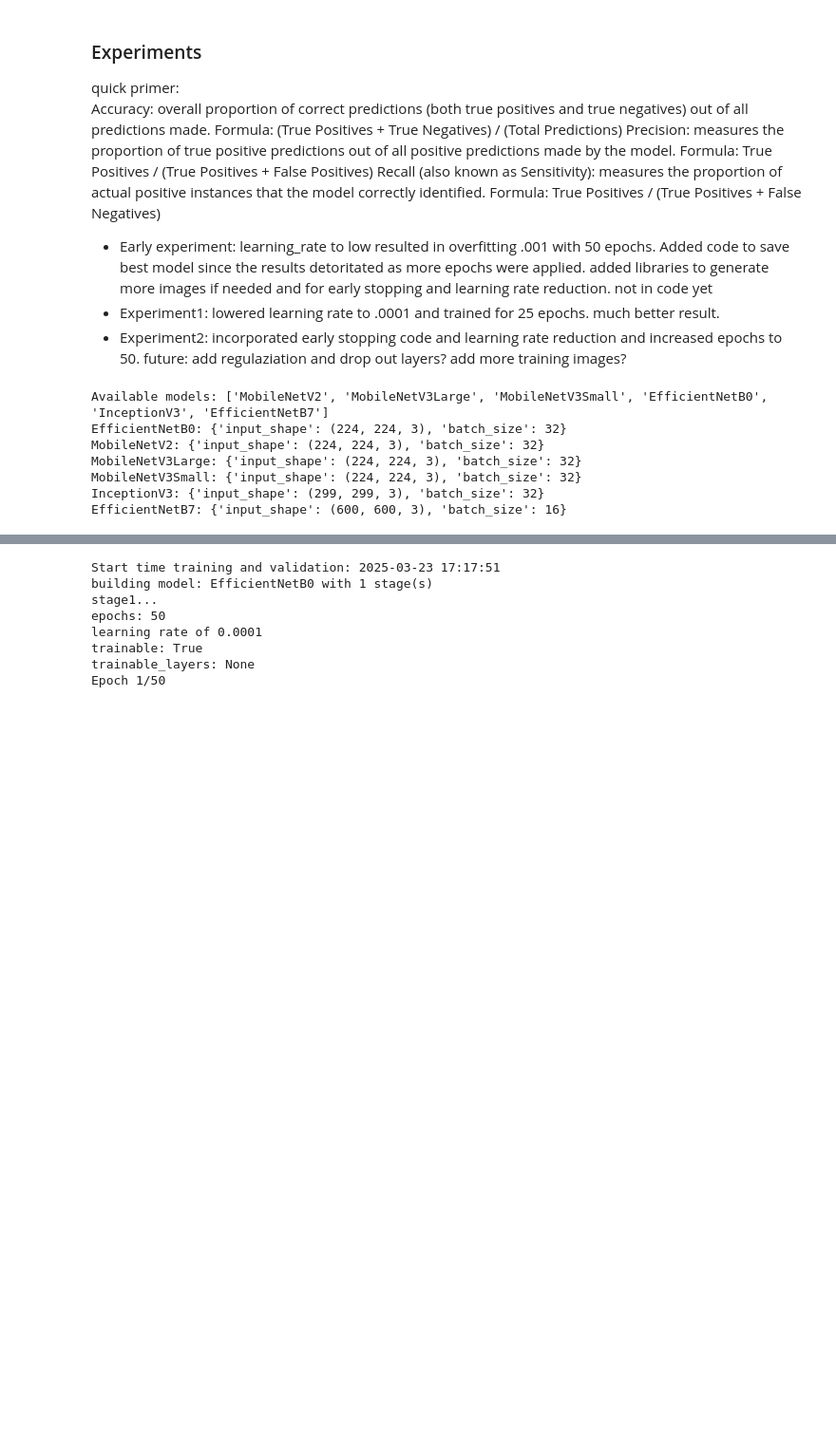
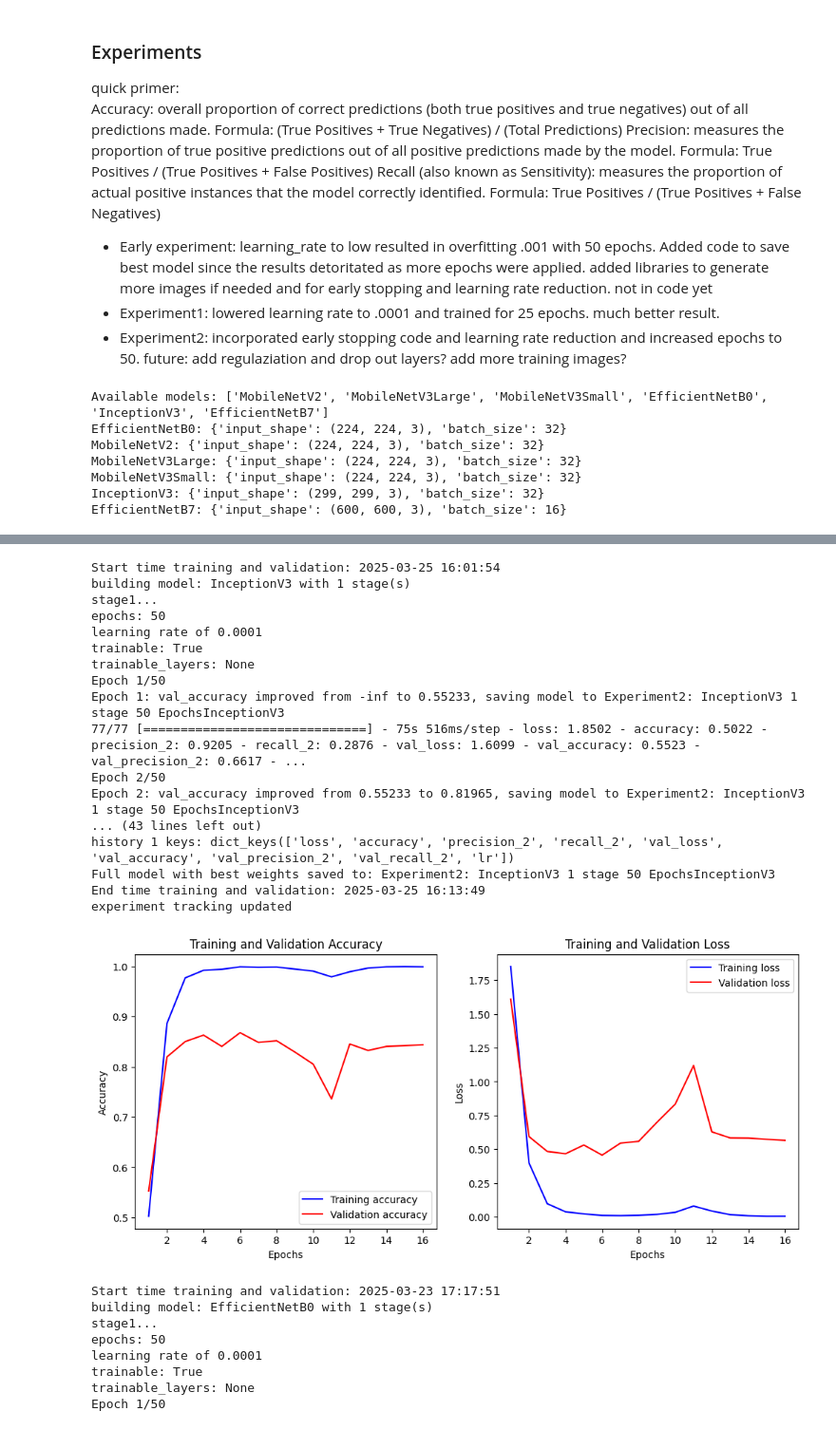
Before and after one commit to JimMaastricht5/birdclassifier, a Jupyter notebook: train_models.ipynb, the cells around one changed output, grey strips where cells are left out. Shown at 95% size. Drawn from its saved outputs; the diff is of its cells as text; code cells hidden in the pictures; blank space fills up the shorter version.

```diff
--- a/train_models.ipynb
+++ b/train_models.ipynb
@@ -352,0 +444,4 @@ EfficientNetB7: {'input_shape': (600, 600, 3), 'batch_size': 16}
+# %%
+# load the data 229x229x3 ,batch size 32 data set for inceptionV3
+inception_train_dataset, inception_validate_dataset = load_images(image_size=(229, 229))
+num_classes = len(inception_train_dataset.class_names) # get class count, same no mater how the data is loaded given the same data set
@@ -353,3 +461,36 @@ EfficientNetB7: {'input_shape': (600, 600, 3), 'batch_size': 16}
+# %%
+#### Experiment 2 InceptionNet 50 Epochs, transfer learning, all layers traininable, learing rate 0.0001
+models_list = list(model_input_variables.keys())
+experiment_dict = {
+    'Experiment2: InceptionV3 1 stage 50 Epochs': {
+        # 'model_types': [0, 1, 2, 3], # leave out the two models with weird image sizes for now
+        'model_types': [4], # InceptionV3
+        'number_of_stages': 1,
+        'stage1': {'epochs': 50, 'base_trainable': True, 'trainable_layers': None, 'learning_rate': 0.0001},
+        'stage2': {'epochs': 0, 'base_trainable': None, 'trainable_layers': None, 'learning_rate': 0.00001}
+    }
+}
+
+run_experiments(experiment_dict, inception_train_dataset, inception_validate_dataset, num_classes)
+# %% [output]
+Start time training and validation: 2025-03-25 16:01:54
+building model: InceptionV3 with 1 stage(s)
+stage1...
+epochs: 50
+learning rate of 0.0001
+trainable: True
+trainable_layers: None
+Epoch 1/50
+Epoch 1: val_accuracy improved from -inf to 0.55233, saving model to Experiment2: InceptionV3 1 stage 50 EpochsInceptionV3
+77/77 [==============================] - 75s 516ms/step - loss: 1.8502 - accuracy: 0.5022 - precision_2: 0.9205 - recall_2: 0.2876 - val_loss: 1.6099 - val_accuracy: 0.5523 - val_precision_2: 0.6617 - ...
+Epoch 2/50
+Epoch 2: val_accuracy improved from 0.55233 to 0.81965, saving model to Experiment2: InceptionV3 1 stage 50 EpochsInceptionV3
+... (43 lines left out)
+history 1 keys: dict_keys(['loss', 'accuracy', 'precision_2', 'recall_2', 'val_loss', 'val_accuracy', 'val_precision_2', 'val_recall_2', 'lr'])
+Full model with best weights saved to: Experiment2: InceptionV3 1 stage 50 EpochsInceptionV3
+End time training and validation: 2025-03-25 16:13:49
+experiment tracking updated
+[figure, added]
 # %%
 #### Experiment 2 EfficentNetB0 50 Epochs, transfer learning, all layers traininable, learing rate 0.0001
 models_list = list(model_input_variables.keys())
```
Also changed, not shown: parts of 9 cells of this notebook.
